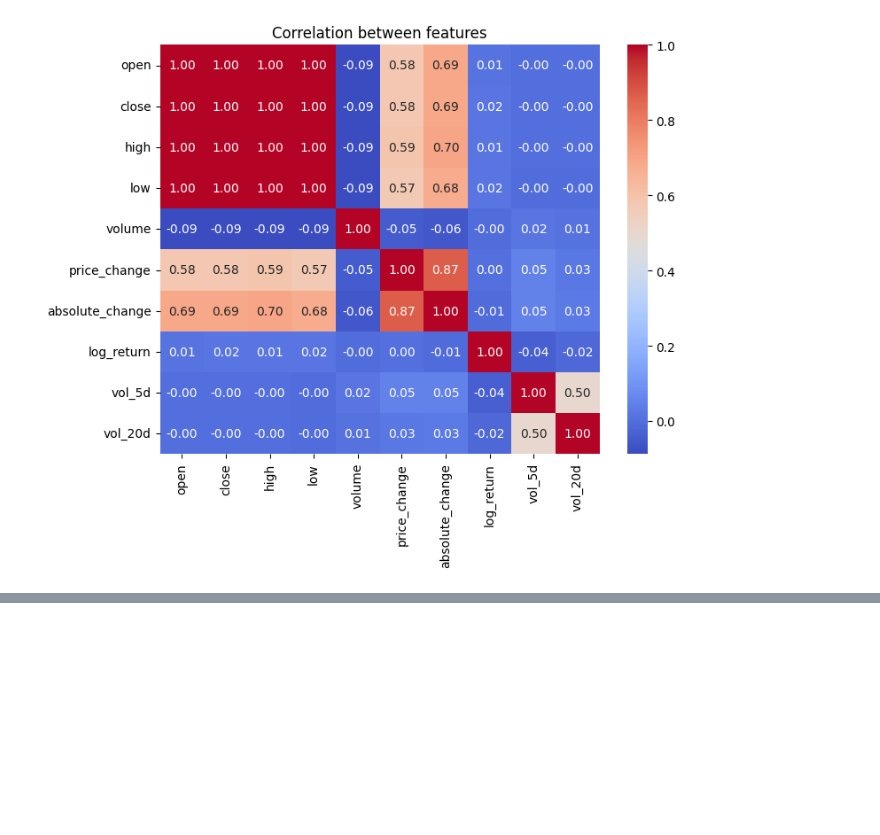
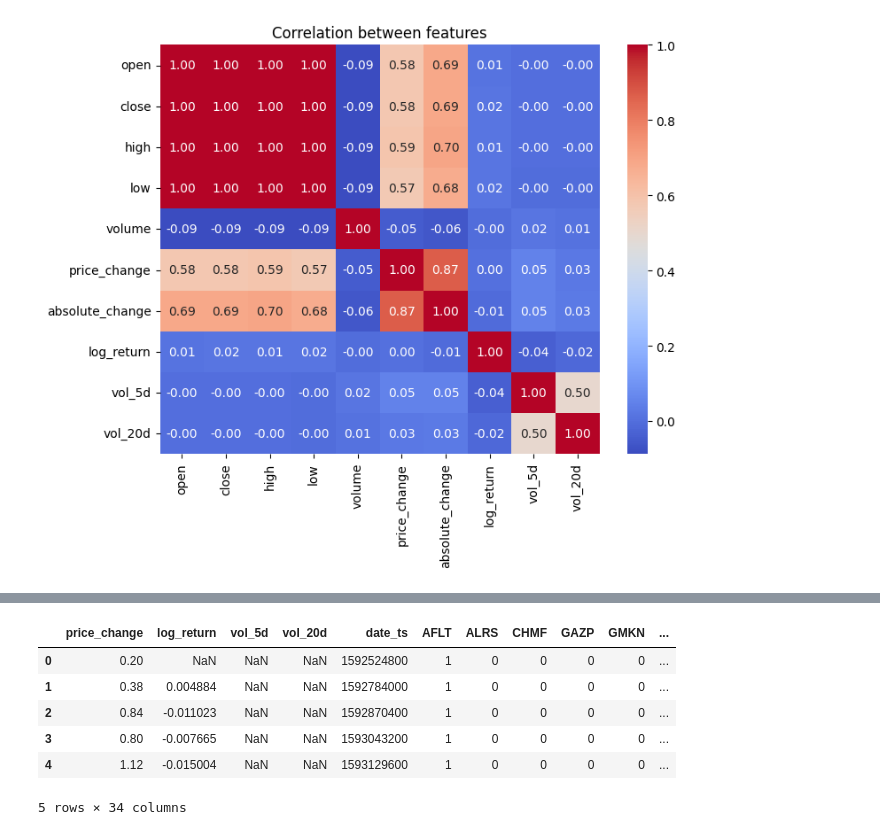
Before and after one commit to Dlzxn/FINAM_FORECAST, a Jupyter notebook: notebook/fin_analytic.ipynb, the cells around one changed output, grey strips where cells are left out. Cells and saved outputs as stored; diff of their text form; code cells hidden in the pictures; blank space fills up the shorter version.

```diff
--- a/notebook/fin_analytic.ipynb
+++ b/notebook/fin_analytic.ipynb
@@ -142,0 +156,5 @@ plt.show()
+# %%
+df["begin"] = pd.to_datetime(df["begin"])
+df["date_ts"] = df["begin"].astype("int64") // 10**9   # секунды
+df.drop(columns=["begin"], inplace=True)
+df["date_ts"]
@@ -142,0 +225,11 @@ plt.show()
+# %%
+data_out = df.drop(columns = ["open", "close", "high", "low", "volume", "ticker", "absolute_change"])
+data_out.head()
+# %% [output]
+|  | price_change | log_return | vol_5d | vol_20d | date_ts | AFLT | ALRS | CHMF | GAZP | GMKN | ... |
+| 0 | 0.20 | NaN | NaN | NaN | 1592524800 | 1 | 0 | 0 | 0 | 0 | ... |
+| 1 | 0.38 | 0.004884 | NaN | NaN | 1592784000 | 1 | 0 | 0 | 0 | 0 | ... |
+| 2 | 0.84 | -0.011023 | NaN | NaN | 1592870400 | 1 | 0 | 0 | 0 | 0 | ... |
+| 3 | 0.80 | -0.007665 | NaN | NaN | 1593043200 | 1 | 0 | 0 | 0 | 0 | ... |
+| 4 | 1.12 | -0.015004 | NaN | NaN | 1593129600 | 1 | 0 | 0 | 0 | 0 | ... |
+5 rows × 34 columns
```
Also changed, not shown: parts of 12 cells of this notebook, 2 other files.
